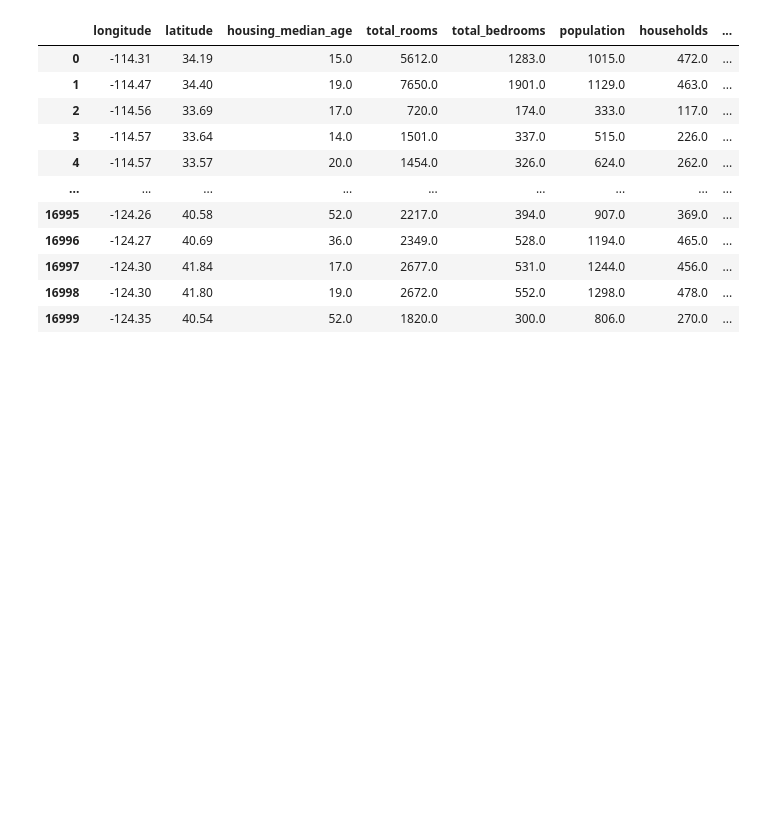
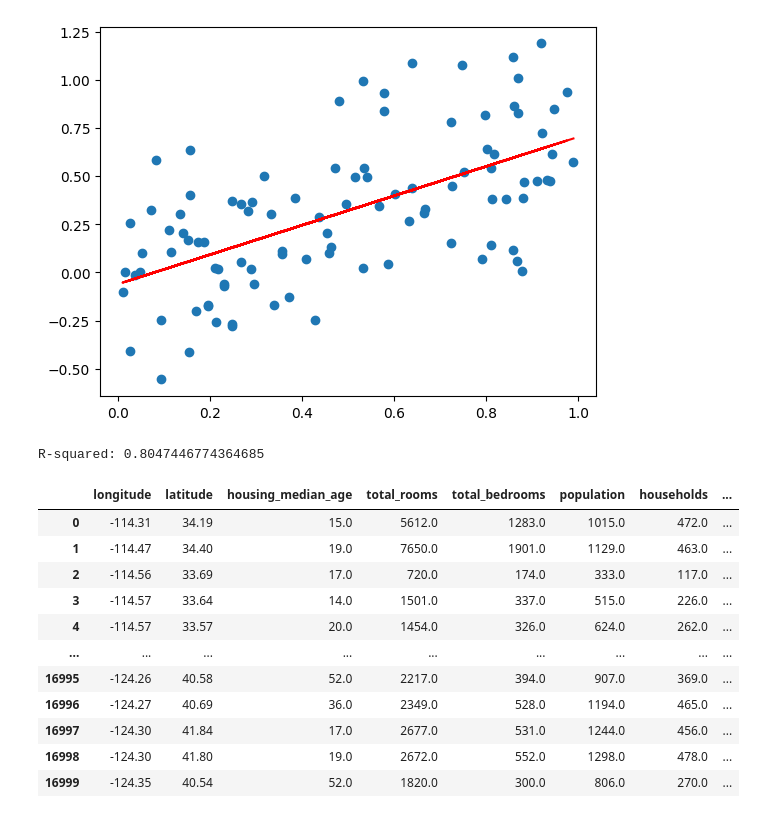
Before and after one commit to ancestor9/24_summer_ADSP, a Jupyter notebook: 1_통계분석/1_7_Regression.ipynb, the cells around one changed output. Drawn from its saved outputs; the diff is of its cells as text; code cells hidden in the pictures; blank space fills up the shorter version.

```diff
--- a/1_통계분석/1_7_Regression.ipynb
+++ b/1_통계분석/1_7_Regression.ipynb
@@ -1,5 +1,40 @@
 # %%
 import pandas as pd
+# %%
+# prompt: 단순회귀분석 데이터의 상관관계가 0.7인 가상으로 생성하고 원자료와 회귀선을 시각화해줘
+
+import pandas as pd
+import numpy as np
+import matplotlib.pyplot as plt
+
+# Generate random data with a correlation of 0.7
+x = np.random.rand(100)
+y = 0.7 * x + np.random.randn(100) * 0.3
+
+# Create a DataFrame
+df = pd.DataFrame({'x': x, 'y': y})
+
+# Fit a linear regression model
+model = np.polyfit(df['x'], df['y'], 1)
+predict = np.poly1d(model)
+
+# Plot the data and the regression line
+plt.scatter(df['x'], df['y'])
+plt.plot(df['x'], predict(df['x']), color='red')
+plt.show()
+# %% [output]
+[figure, added]
+# %%
+# prompt: 회귀식이 얼마나 잘 설명하는 지 제시해줘
+
+import numpy as np
+# Calculate the R-squared value
+r_squared = model[0]**2 / (model[0]**2 + np.var(df['y']))
+
+# Print the R-squared value
+print("R-squared:", r_squared)
+# %% [output]
+R-squared: 0.8047446774364685
 # %%
 path = '/content/sample_data/california_housing_train.csv'
 df = pd.read_csv(path)
```
